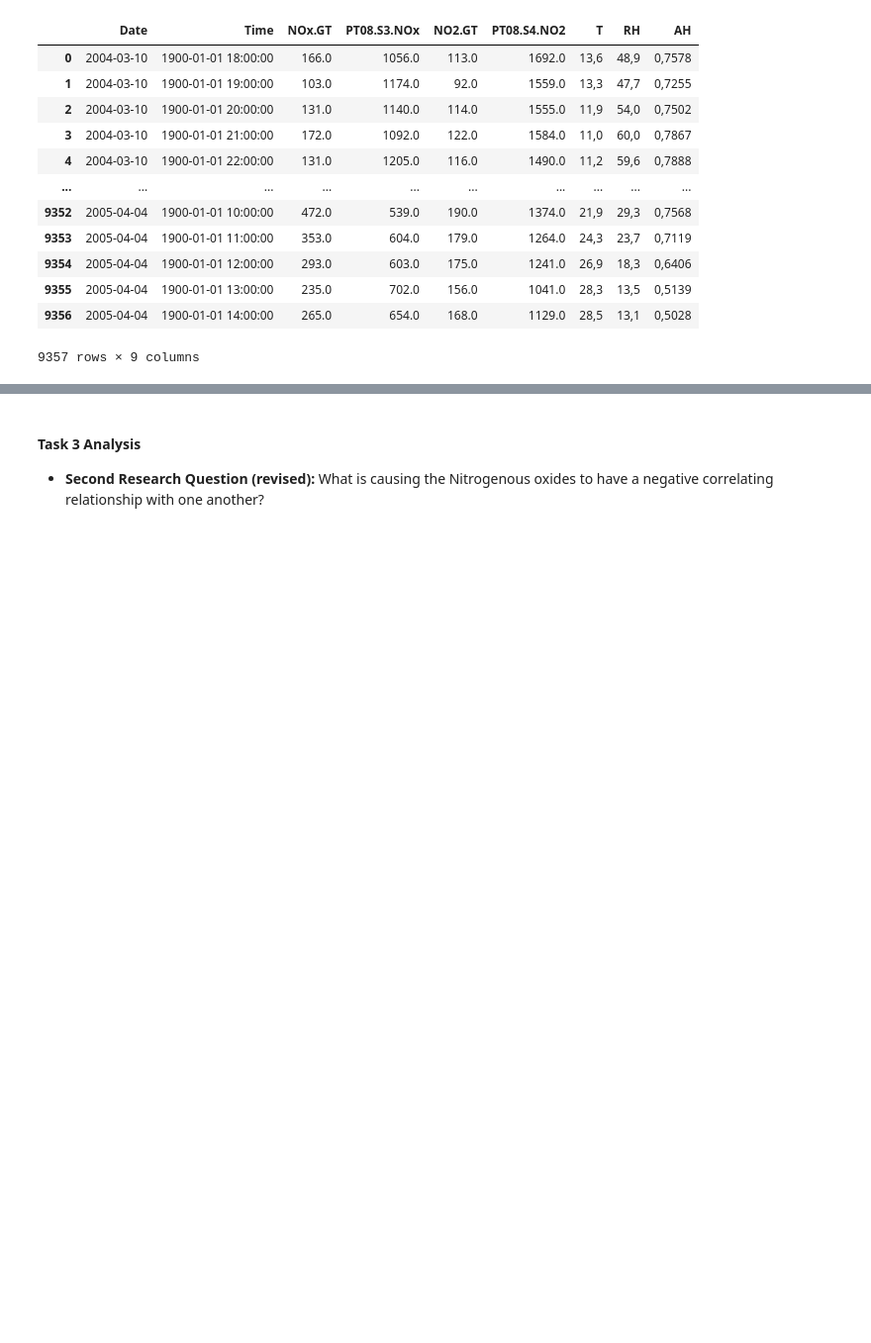
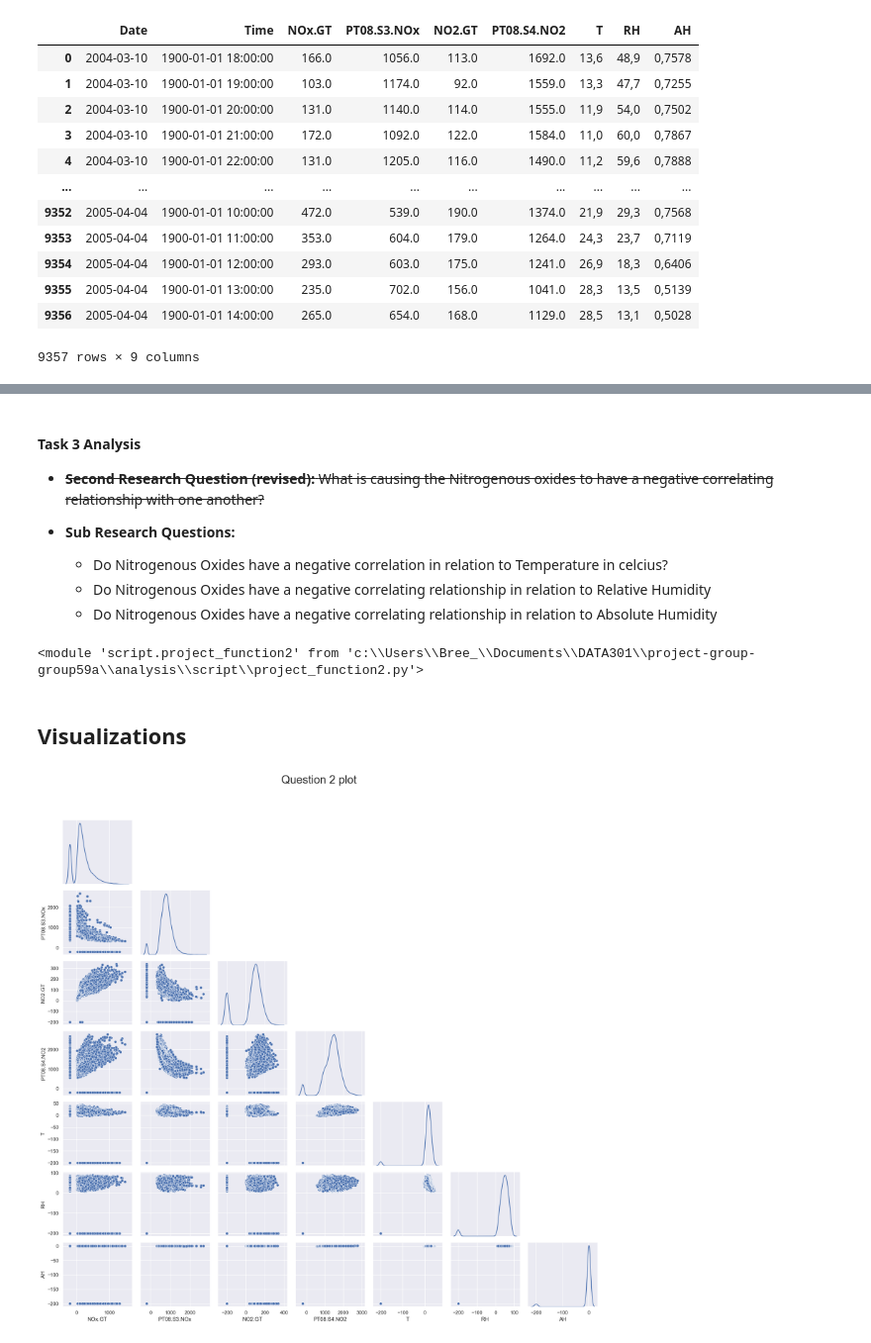
Before and after one commit to ubco-W2022T2-data301/project-group-group59, a Jupyter notebook: analysis/analysis2.ipynb, the cells around one changed output, grey strips where cells are left out. Shown at 99% size. Cells and saved outputs as stored; diff of their text form; code cells hidden in the pictures; blank space fills up the shorter version.

```diff
--- a/analysis/analysis2.ipynb
+++ b/analysis/analysis2.ipynb
@@ -358,0 +372,7 @@ def load_and_process(path= "/data/raw/AirQualityUCI.csv"):
+# %%
+from script import project_function2 # This is called a relative import
+df1 = project_function2.load_and_process(
+    "../data/raw/AirQualityUCI.csv",
+    ["Date", "Time", "NOx(GT)", "PT08.S3(NOx)", "NO2(GT)", "PT08.S4(NO2)", "T", "RH", "AH"]
+)
+df1.head()
@@ -359,3 +386,12 @@ def load_and_process(path= "/data/raw/AirQualityUCI.csv"):
 # %% [markdown]
 #### Task 3 Analysis
-- **Second Research Question (revised):**  What is causing the Nitrogenous oxides to have a negative correlating relationship with one another?
+- ~~**Second Research Question (revised):**  What is causing the Nitrogenous oxides to have a negative correlating relationship with one another?~~
+
+- **Sub Research Questions:**
+    - Do Nitrogenous Oxides have a negative correlation in relation to Temperature in celcius?
+    - Do Nitrogenous Oxides have a negative correlating relationship in relation to Relative Humidity
+    - Do Nitrogenous Oxides have a negative correlating relationship in relation to Absolute Humidity
+# %%
+__import__("importlib").reload(project_function2)
+# %% [output]
+<module 'script.project_function2' from 'c:\\Users\\Bree_\\Documents\\DATA301\\project-group-group59a\\analysis\\script\\project_function2.py'>
@@ -361,0 +401,14 @@ def load_and_process(path= "/data/raw/AirQualityUCI.csv"):
+# %%
+import numpy as np
+import pandas as pd
+import seaborn as sns
+import matplotlib.pylab as plt
+from script import project_function2 # This is called a relative import
+df1 = project_function2.load_and_process(
+    "../data/raw/AirQualityUCI.csv",
+    ["Date", "Time", "NOx(GT)", "PT08.S3(NOx)", "NO2(GT)", "PT08.S4(NO2)", "T", "RH", "AH"]
+)
+# %% [markdown]
+## Visualizations
+# %%
+df_clean_bri =df1
@@ -361,0 +417,14 @@ def load_and_process(path= "/data/raw/AirQualityUCI.csv"):
+# %%
+# Figure answering Second Research Question
+sns.set_theme("notebook")
+
+plot1 = sns.PairGrid(df_clean_bri,diag_sharey=False, corner=True)
+plot1.map_lower(sns.scatterplot)
+plot1.map_diag(sns.kdeplot)
+plot1.add_legend()
+
+plot1.fig.suptitle('Question 2 plot',fontsize = 25)
+plot1.fig.tight_layout()
+plot1.fig.subplots_adjust(top=0.90)
+# %% [output]
+[figure, added]
```
Also changed, not shown: parts of 21 cells of this notebook, 2 other files.
